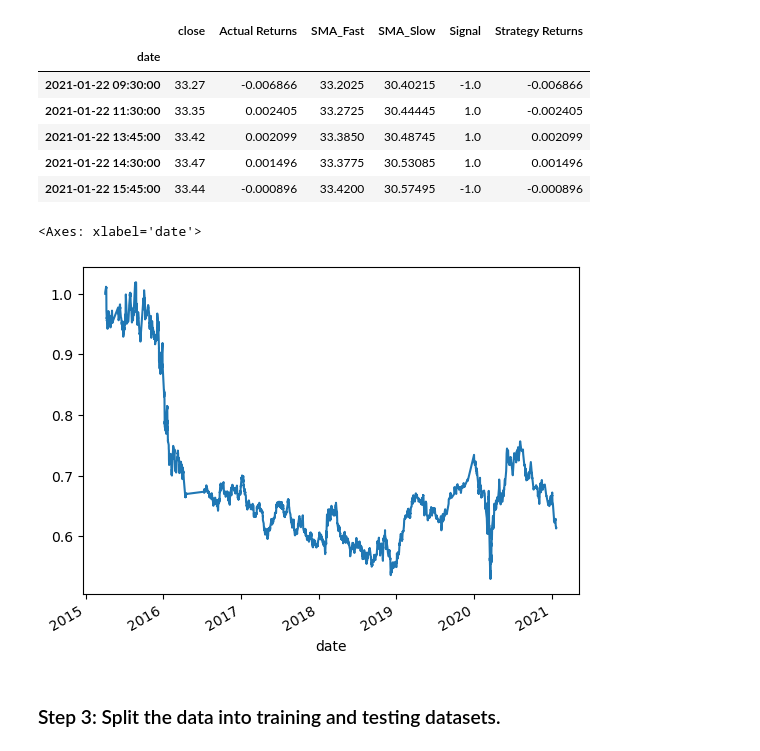
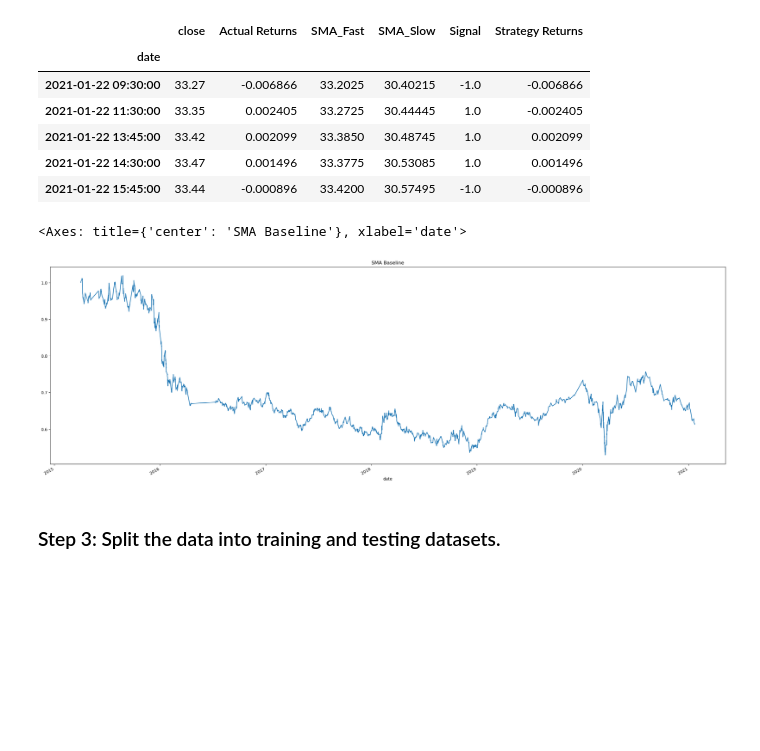
Before and after one commit to w-attson/algorithmic-trading, a Jupyter notebook: machine_learning_trading_bot.ipynb, the cells around one changed output. Drawn from its saved outputs; the diff is of its cells as text; code cells hidden in the pictures; blank space fills up the shorter version.

```diff
--- a/machine_learning_trading_bot.ipynb
+++ b/machine_learning_trading_bot.ipynb
@@ -222,10 +224,13 @@ display(signals_df.tail())
 | 2021-01-22 15:45:00 | 33.44 | -0.000896 | 33.4200 | 30.57495 | -1.0 | -0.000896 |
 # %%
 # Plot Strategy Returns to examine performance
-(1 + signals_df['Strategy Returns']).cumprod().plot()
+(1 + signals_df['Strategy Returns']).cumprod().plot(
+    title = 'SMA Baseline',
+    figsize=(30,10)
+)
 # %% [output]
-<Axes: xlabel='date'>
+<Axes: title={'center': 'SMA Baseline'}, xlabel='date'>
-[figure, old version]
+[figure, new version]
 # %% [markdown]
 ### Step 3: Split the data into training and testing datasets.
 # %%
```
Also changed, not shown: parts of 22 cells of this notebook, 21 other files.
